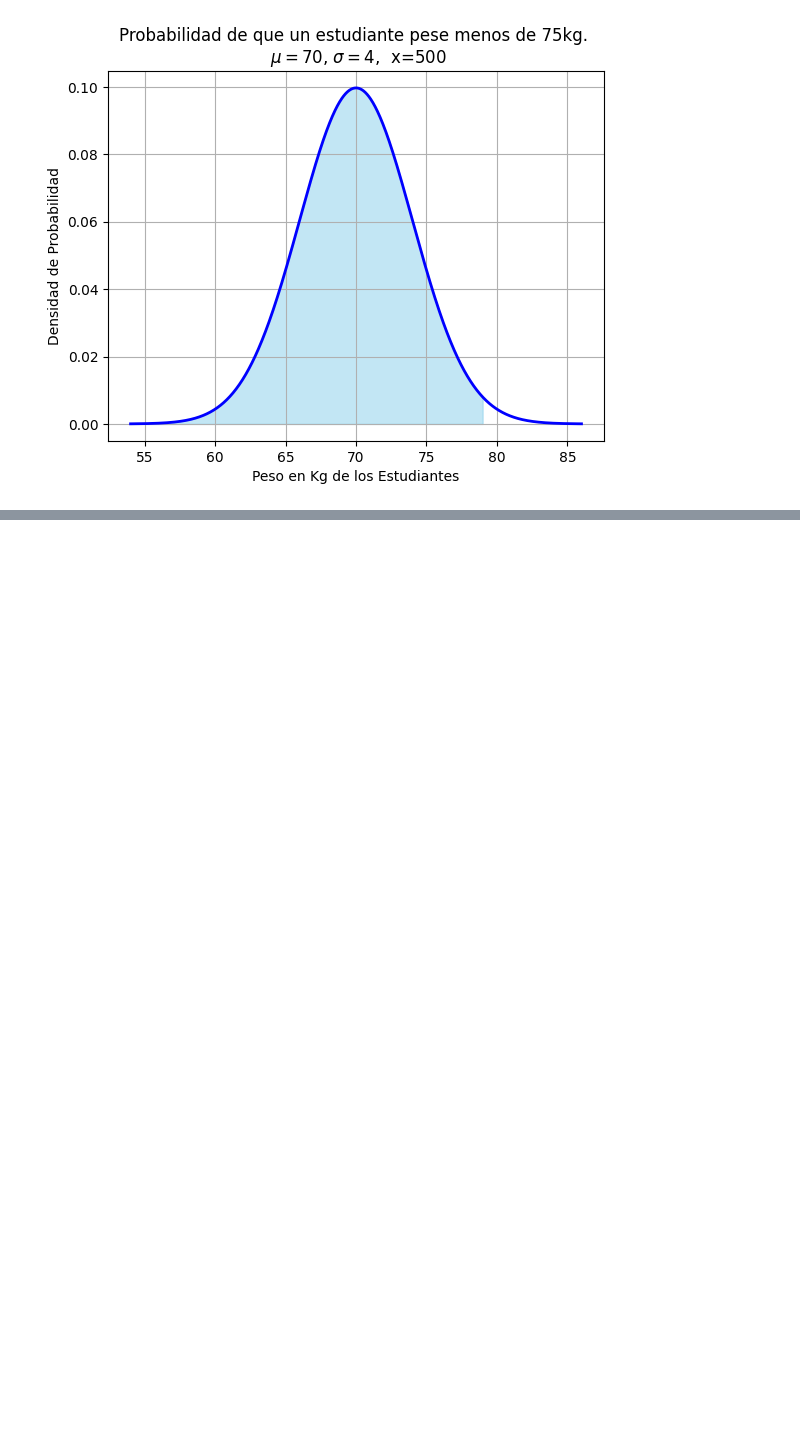
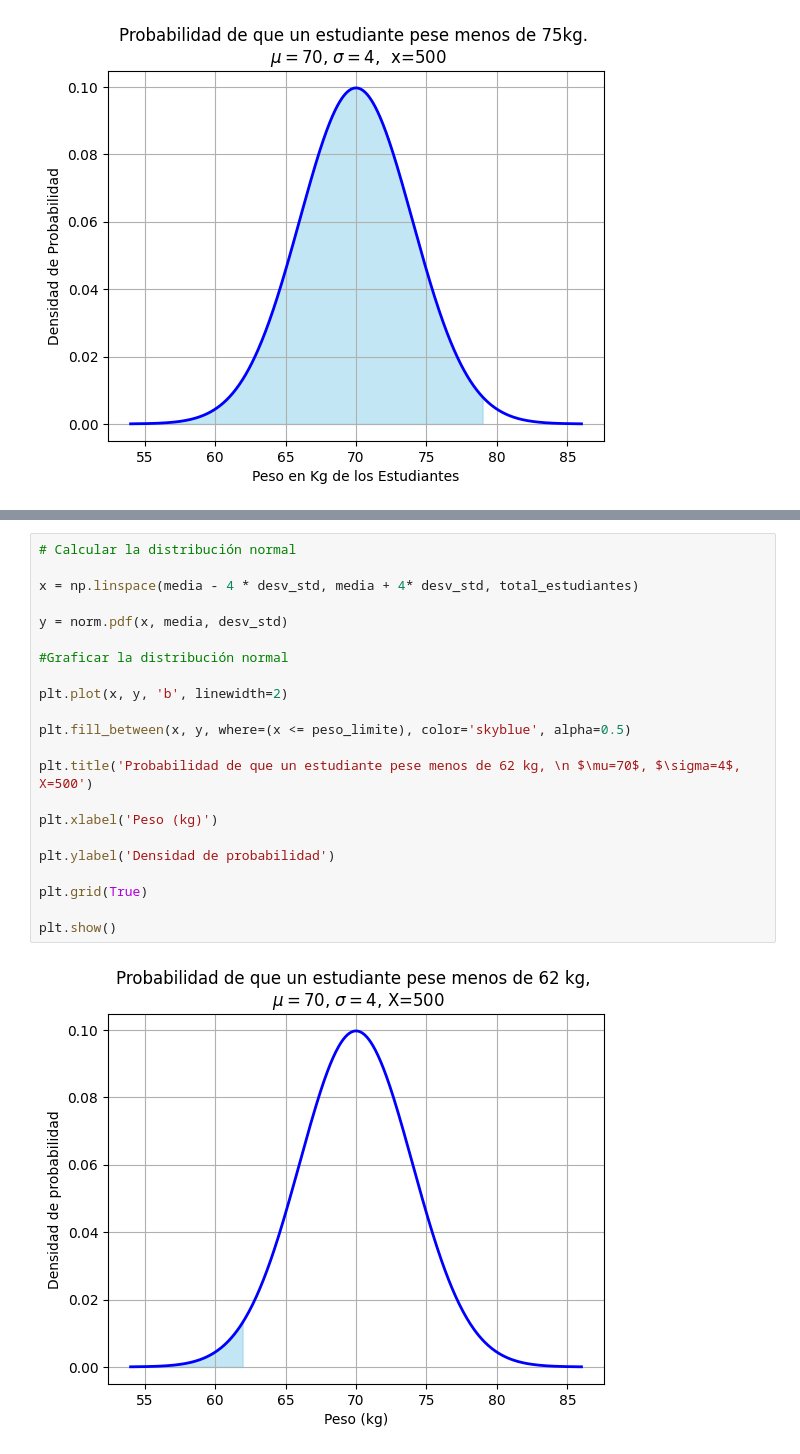
Before and after one commit to EfrenOlivasITD/PyE, a Jupyter notebook: UIVEjercicioI.ipynb, the cells around one changed output, grey strips where cells are left out. Saved outputs shown, nothing was run; the diff lists cells and outputs as text; blank space fills up the shorter version.

```diff
--- a/UIVEjercicioI.ipynb
+++ b/UIVEjercicioI.ipynb
@@ -170 +162,25 @@ Numero de Estudiantes que Pesen Menos de 62kg:  11.375065974089598
 <Figure size 600x400 with 0 Axes>
+# %%
+# Calcular la distribución normal
+
+x = np.linspace(media - 4 * desv_std, media + 4* desv_std, total_estudiantes)
+
+y = norm.pdf(x, media, desv_std)
+
+#Graficar la distribución normal
+
+plt.plot(x, y, 'b', linewidth=2)
+
+plt.fill_between(x, y, where=(x <= peso_limite), color='skyblue', alpha=0.5)
+
+plt.title('Probabilidad de que un estudiante pese menos de 62 kg, \n $\mu=70$, $\sigma=4$, X=500')
+
+plt.xlabel('Peso (kg)')
+
+plt.ylabel('Densidad de probabilidad')
+
+plt.grid(True)
+
+plt.show()
+# %% [output]
+[figure, added]
```
Also changed, not shown: parts of 20 cells of this notebook.
